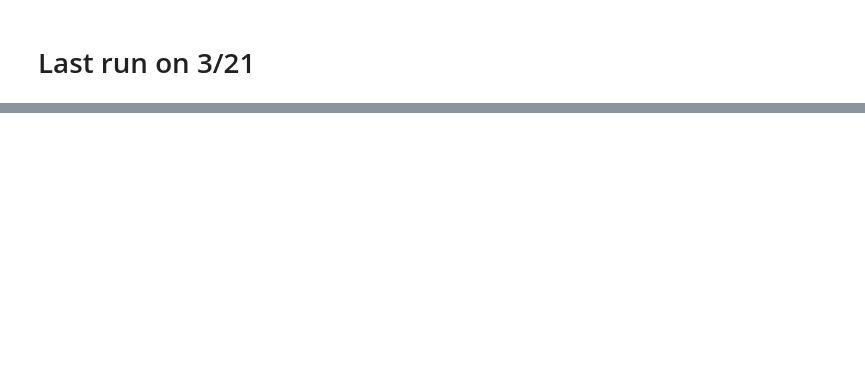
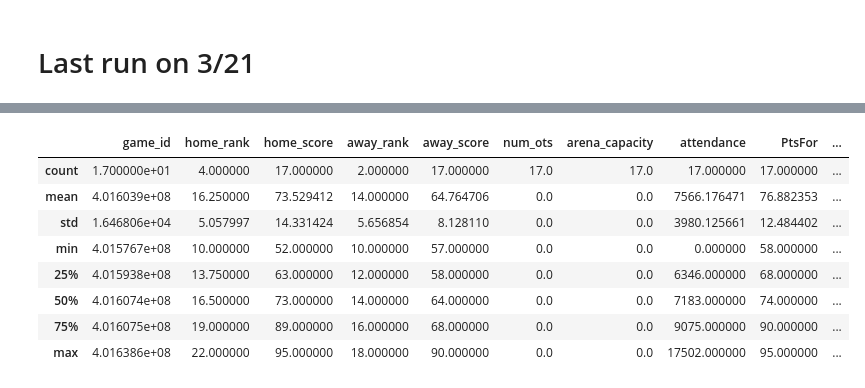
Before and after one commit to simkimsia/NBA-Dashboard, a Jupyter notebook: NCAA.ipynb, the cells around one changed output, grey strips where cells are left out. Cells and saved outputs as stored; diff of their text form; code cells hidden in the pictures; blank space fills up the shorter version.

```diff
--- a/NCAA.ipynb
+++ b/NCAA.ipynb
@@ -95,24 +11,0 @@ def prop_build(col, prop, df):
-# %%
-# make a method to replace the below cell of getting all the teams for a given days games
-# parameter should be a list of tuples [(tm1, tm2),,,]
-def create_game_data(team_tuples):
-    game_data = []
-
-    for tm1, tm2 in team_tuples:
-        game_dict = {}
-
-        nm1 = tm_search(tm1)
-        nm2 = tm_search(tm2)
-        if len(nm1) > 1:
-            print(f"Non-unique id {tm1}, returning {nm1[0]}")
-        if len(nm2) > 1:
-            print(f"Non-unique id {tm2}, returning {nm2[0]}")
-        tm1 = nm1[0]
-        tm2 = nm2[0]
-
-        game_dict[tm1] = get_team_games(tm1)
-        game_dict[tm2] = get_team_games(tm2)
-
-        game_data.append(game_dict)
-
-    return game_data
@@ -359,0 +51,12 @@ Ducks["team"][["TotalPts", "PtsFor", "PtsAgainst"]].describe()
+# %%
+mar24_teams = \
+        [("Colorado Buffaloes", "Marquette Golden Eagles"),
+         ("Utah State Aggies", "Purdue Boilermakers"),
+         ("James Madison Dukes", "Duke Blue Devils"),
+         ("Clemson Tigers", "Baylor Bears"),
+         ("Grand Canyon Lopes", "Alabama Crimson Tide"),
+         ("Northwestern Wildcats", "UConn Huskies"),
+         ("Texas A&M Aggies", "Houston Cougars"),
+         ("Yale Bulldogs", "San Diego State Aztecs")]
+
+mar24 = create_game_data(mar24_teams)
@@ -360,3 +336,17 @@ Ducks["team"][["TotalPts", "PtsFor", "PtsAgainst"]].describe()
+# %%
+buffs = mar24[0]["Colorado Buffaloes"]["team"]
+buff_hold70 = buffs[buffs["PtsAgainst"] < 70]
+buff_hold70.describe()
+# %% [output]
+|  | game_id | home_rank | home_score | away_rank | away_score | num_ots | arena_capacity | attendance | PtsFor | ... |
+| count | 1.700000e+01 | 4.000000 | 17.000000 | 2.000000 | 17.000000 | 17.0 | 17.0 | 17.000000 | 17.000000 | ... |
+| mean | 4.016039e+08 | 16.250000 | 73.529412 | 14.000000 | 64.764706 | 0.0 | 0.0 | 7566.176471 | 76.882353 | ... |
+| std | 1.646806e+04 | 5.057997 | 14.331424 | 5.656854 | 8.128110 | 0.0 | 0.0 | 3980.125661 | 12.484402 | ... |
+| min | 4.015767e+08 | 10.000000 | 52.000000 | 10.000000 | 57.000000 | 0.0 | 0.0 | 0.000000 | 58.000000 | ... |
+| 25% | 4.015938e+08 | 13.750000 | 63.000000 | 12.000000 | 58.000000 | 0.0 | 0.0 | 6346.000000 | 68.000000 | ... |
+| 50% | 4.016074e+08 | 16.500000 | 73.000000 | 14.000000 | 64.000000 | 0.0 | 0.0 | 7183.000000 | 74.000000 | ... |
+| 75% | 4.016075e+08 | 19.000000 | 89.000000 | 16.000000 | 68.000000 | 0.0 | 0.0 | 9075.000000 | 90.000000 | ... |
+| max | 4.016386e+08 | 22.000000 | 95.000000 | 18.000000 | 90.000000 | 0.0 | 0.0 | 17502.000000 | 95.000000 | ... |
 # %%
 # Make Directory for Regression Plots
 os.makedirs("PtsRegressions", exist_ok=True)
```
Also changed, not shown: parts of 95 cells of this notebook, 1 other file.
